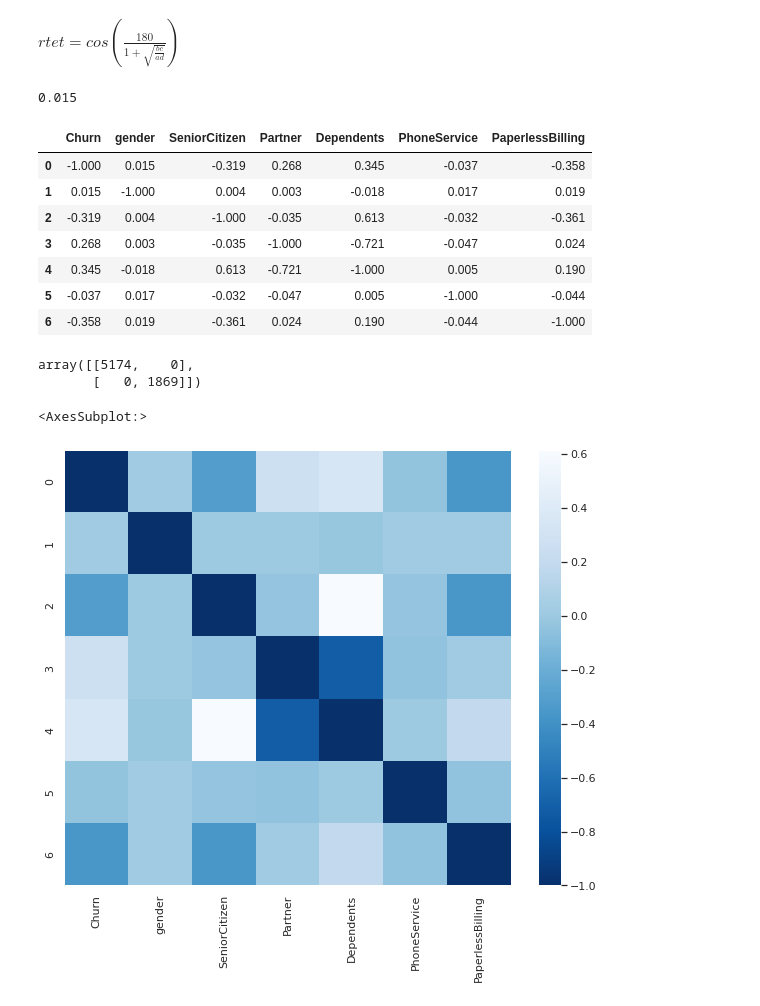
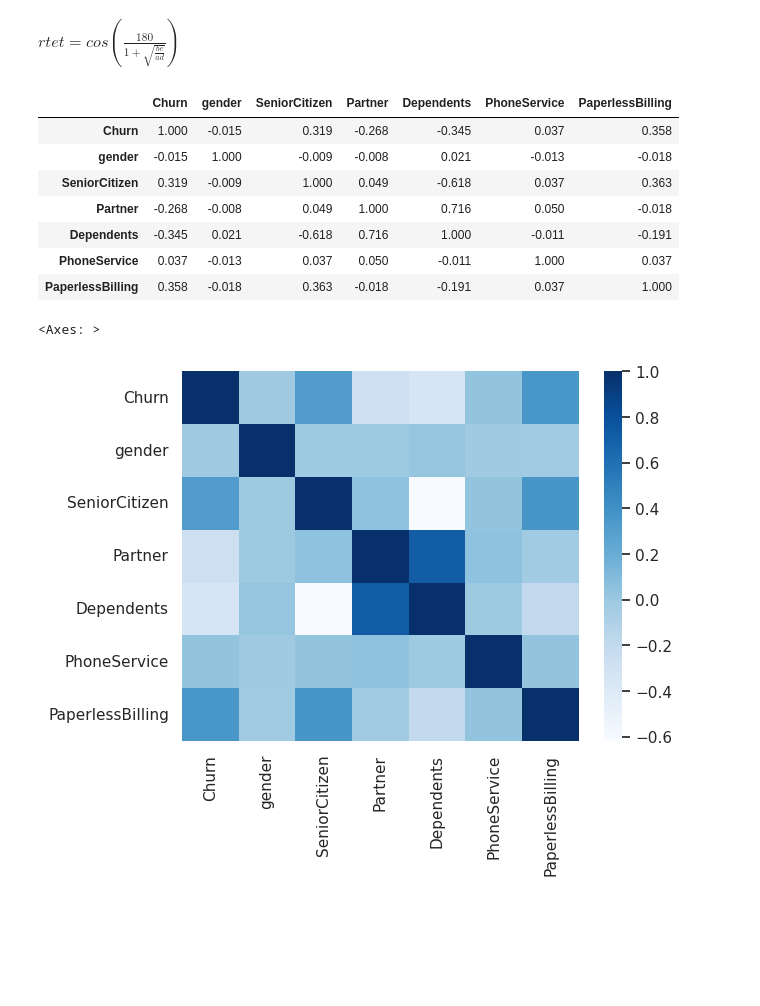
Before and after one commit to luanpbrasil/alura-voz-churn-prediction, a Jupyter notebook: notebooks/variables_analysis-week_2.ipynb, the cells around one changed output. Drawn from its saved outputs; the diff is of its cells as text; code cells hidden in the pictures; blank space fills up the shorter version.

```diff
--- a/notebooks/variables_analysis-week_2.ipynb
+++ b/notebooks/variables_analysis-week_2.ipynb
@@ -10,7 +15,7 @@ import plotly.express as px
 sns.set()
 # %%
 # loading processed data
-df = pd.read_csv('data/customer_churn.csv')
+df = pd.read_csv('../data/customer_churn.csv')
 # %%
 df.head()
 # %% [output]
@@ -129,14 +160,9 @@ def tetrachoric(x, y, digits=3):
     # calculate tetrachoric correlation
     bc = cont_table[0, 1]*cont_table[1, 0]
     ad = cont_table[0, 0]*cont_table[1, 1]
-
-    tet_corr = np.cos(np.pi/(1 + np.sqrt(bc/ad)))
+    tet_corr = -np.cos(np.pi/(1 + np.sqrt(bc/ad)))
 
     return round(tet_corr, digits)
-# %%
-round(tetrachoric(df['Churn'], df['gender']), 3)
-# %% [output]
-0.015
 # %%
 corr_dict = {}
 for col in binary_data.columns:
@@ -145,25 +171,19 @@ for col in binary_data.columns:
         corrs.append(tetrachoric(df[col], df[c]))
     corr_dict[col] = corrs
 # %%
-pd.DataFrame(corr_dict)
+pd.DataFrame(corr_dict, index=binary_data.columns)
 # %% [output]
 |  | Churn | gender | SeniorCitizen | Partner | Dependents | PhoneService | PaperlessBilling |
-| 0 | -1.000 | 0.015 | -0.319 | 0.268 | 0.345 | -0.037 | -0.358 |
-| 1 | 0.015 | -1.000 | 0.004 | 0.003 | -0.018 | 0.017 | 0.019 |
-| 2 | -0.319 | 0.004 | -1.000 | -0.035 | 0.613 | -0.032 | -0.361 |
-| 3 | 0.268 | 0.003 | -0.035 | -1.000 | -0.721 | -0.047 | 0.024 |
-| 4 | 0.345 | -0.018 | 0.613 | -0.721 | -1.000 | 0.005 | 0.190 |
-| 5 | -0.037 | 0.017 | -0.032 | -0.047 | 0.005 | -1.000 | -0.044 |
-| 6 | -0.358 | 0.019 | -0.361 | 0.024 | 0.190 | -0.044 | -1.000 |
+| Churn | 1.000 | -0.015 | 0.319 | -0.268 | -0.345 | 0.037 | 0.358 |
+| gender | -0.015 | 1.000 | -0.009 | -0.008 | 0.021 | -0.013 | -0.018 |
+| SeniorCitizen | 0.319 | -0.009 | 1.000 | 0.049 | -0.618 | 0.037 | 0.363 |
+| Partner | -0.268 | -0.008 | 0.049 | 1.000 | 0.716 | 0.050 | -0.018 |
+| Dependents | -0.345 | 0.021 | -0.618 | 0.716 | 1.000 | -0.011 | -0.191 |
+| PhoneService | 0.037 | -0.013 | 0.037 | 0.050 | -0.011 | 1.000 | 0.037 |
+| PaperlessBilling | 0.358 | -0.018 | 0.363 | -0.018 | -0.191 | 0.037 | 1.000 |
-# %%
-pd.crosstab(index=df['Churn'], columns=df['Churn']).values
-# %% [output]
-array([[5174,    0],
-       [   0, 1869]])
 # %%
-plt.figure(figsize=(10, 8))
-corr = pd.DataFrame(corr_dict)
-sns.heatmap(corr, cmap='Blues_r')
+corr = pd.DataFrame(corr_dict, index=binary_data.columns)
+sns.heatmap(corr, cmap='Blues')
 # %% [output]
-<AxesSubplot:>
+<Axes: >
-[figure, old version]
+[figure, new version]
```
Also changed, not shown: parts of 12 cells of this notebook.
